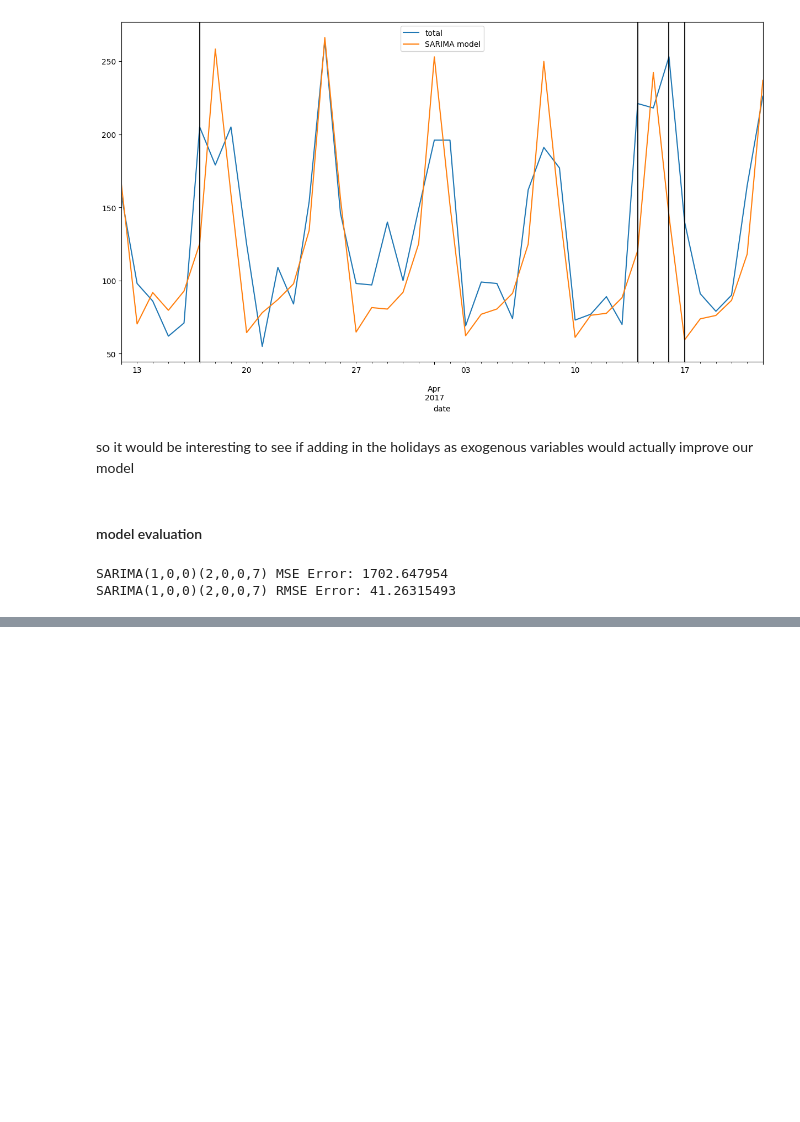
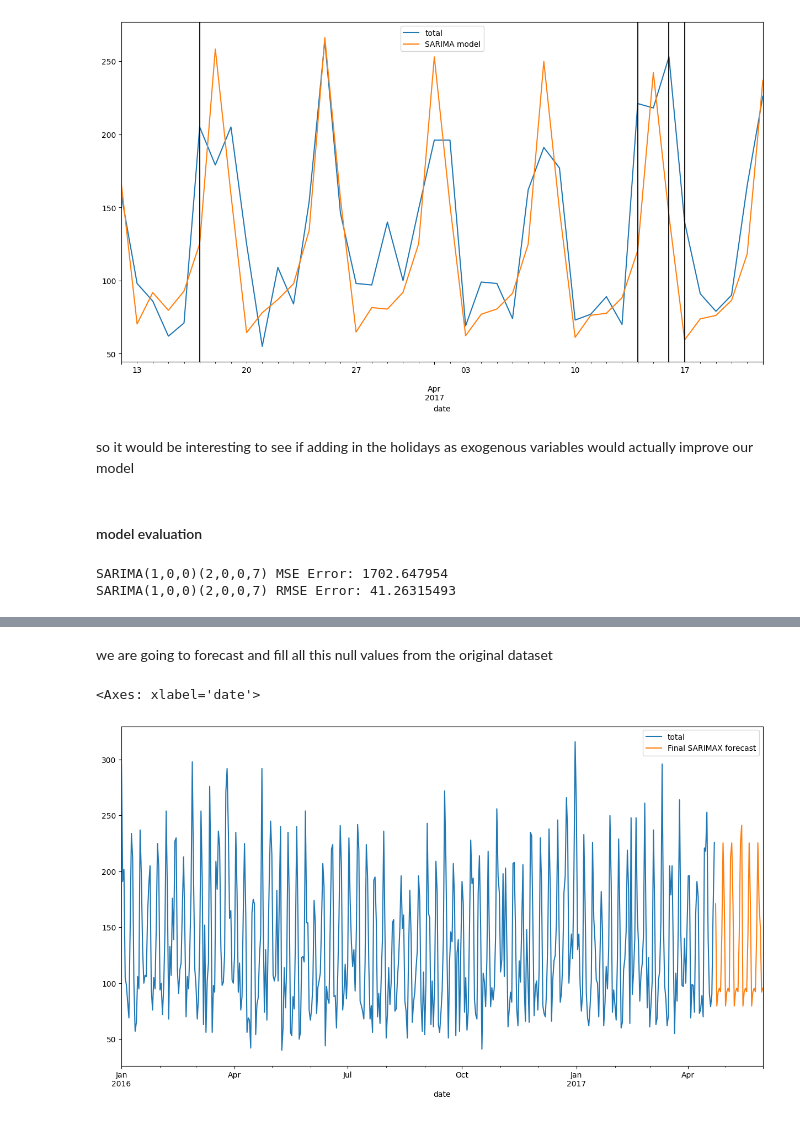
Before and after one commit to depa-tto/Time-Series-Forecasting-and-Analysis-course, a Jupyter notebook: lecture_17.ipynb, the cells around one changed output, grey strips where cells are left out. Drawn from its saved outputs; the diff is of its cells as text; code cells hidden in the pictures; blank space fills up the shorter version.

```diff
--- a/lecture_17.ipynb
+++ b/lecture_17.ipynb
@@ -262,0 +334,5 @@ SARIMA(1,0,0)(2,0,0,7) RMSE Error: 41.26315493
+# %%
+model = SARIMAX(df1['total'],exog=df1[['holiday']],order=(0,0,0),
+                seasonal_order=(1,0,1,7),enforce_invertibility=False)
+# %%
+result = model.fit()
@@ -262,0 +360,12 @@ SARIMA(1,0,0)(2,0,0,7) RMSE Error: 41.26315493
+# %% [markdown]
+we are going to forecast and fill all this null values from the original dataset
+# %%
+exog_forecast = df[478:][['holiday']]
+# %%
+fcast = result.predict(len(df1),len(df1)+38,exog=exog_forecast).rename('Final SARIMAX forecast')
+# %%
+df1['total'].plot(figsize=(15,8),legend=True)
+fcast.plot(legend=True)
+# %% [output]
+<Axes: xlabel='date'>
+[figure, added]
```
Also changed, not shown: parts of 19 cells of this notebook.
